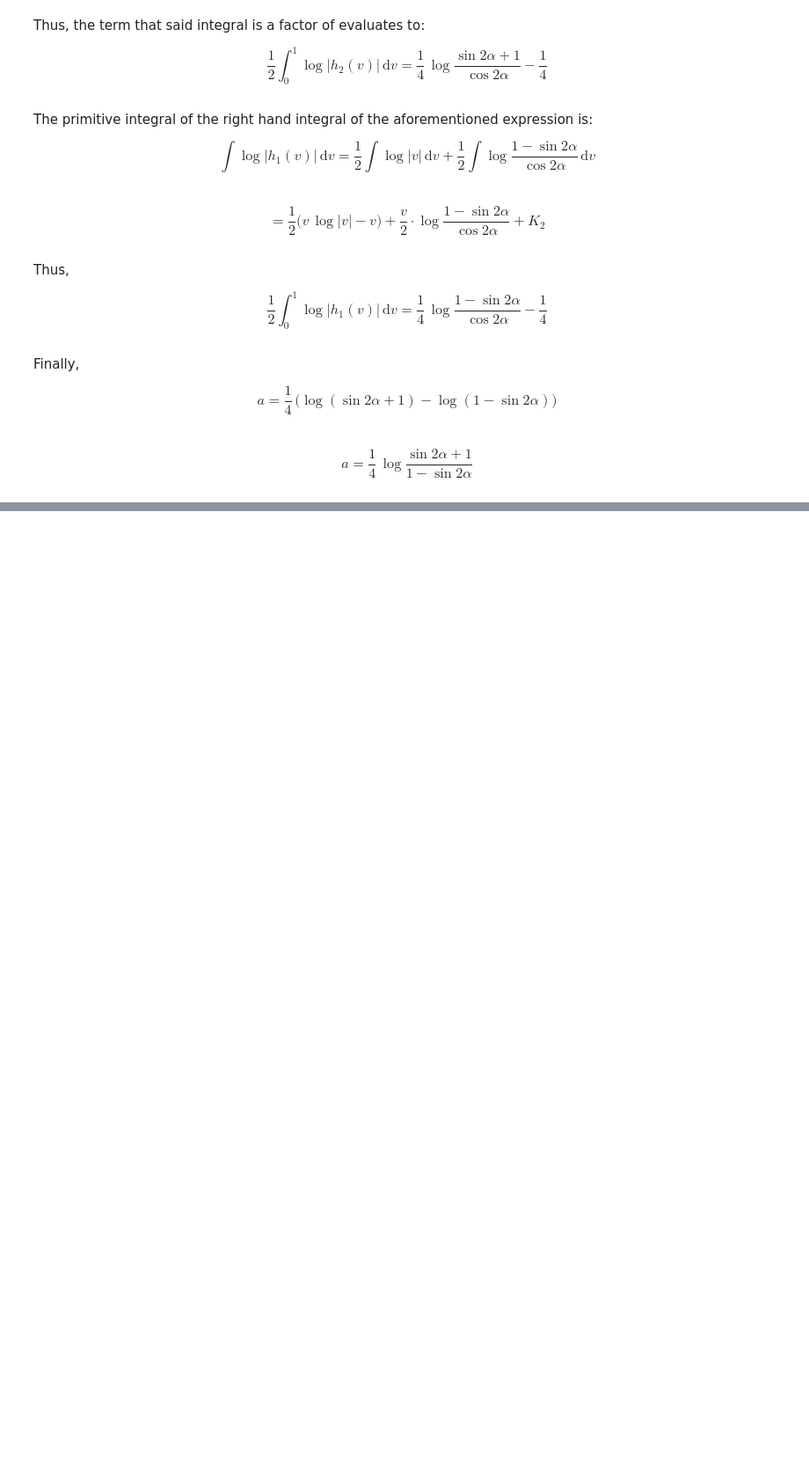
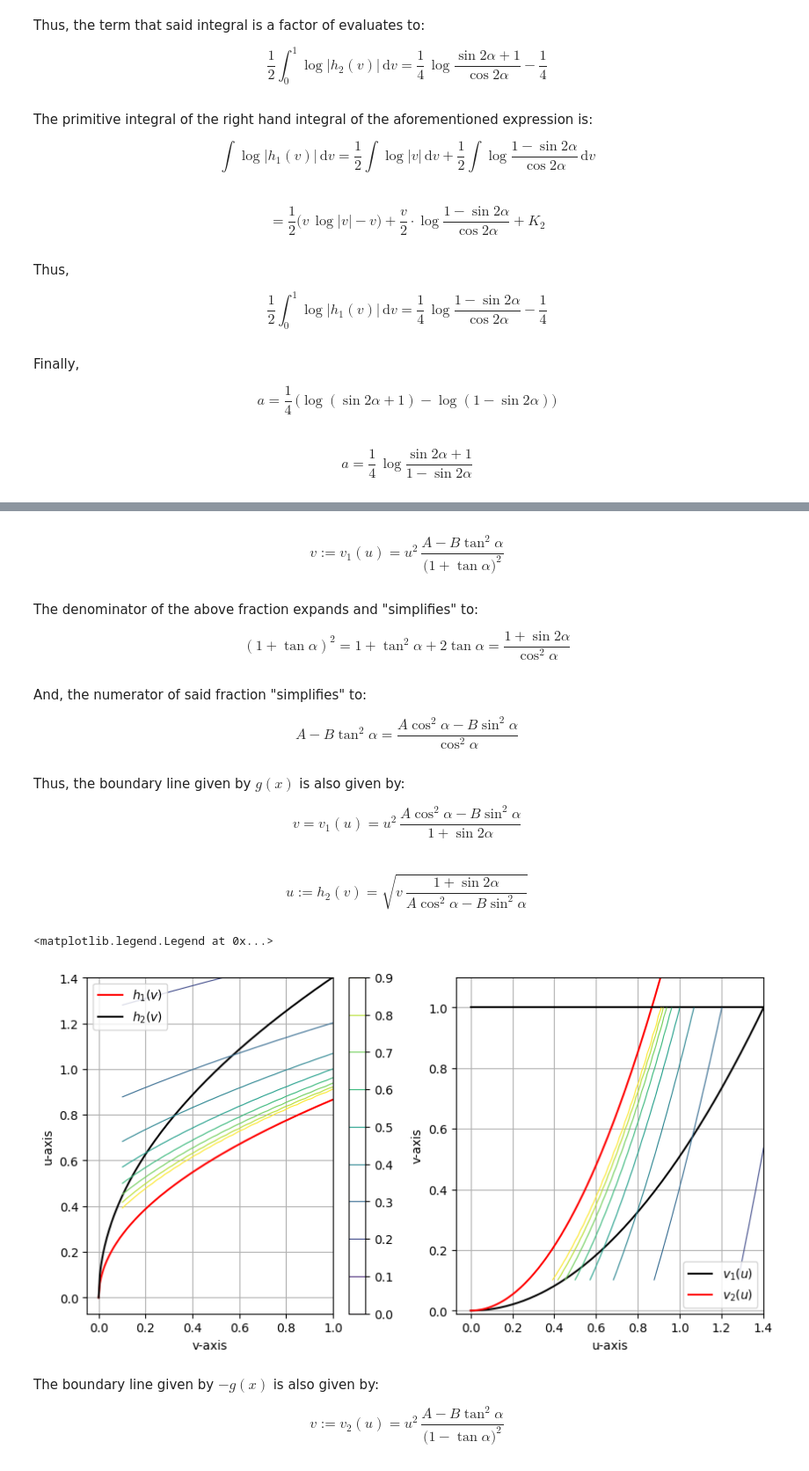
Before and after one commit to jordandll/MultivariableCalculus, a Jupyter notebook: DoubleIntegrals/Appendices/LineIntegrals.ipynb, the cells around one changed output, grey strips where cells are left out. Shown: that part at 88% size. Saved outputs shown, nothing was run; the diff lists cells and outputs as text; code cells hidden in the pictures; blank space fills up the shorter version.

```diff
--- a/DoubleIntegrals/Appendices/LineIntegrals.ipynb
+++ b/DoubleIntegrals/Appendices/LineIntegrals.ipynb
@@ -826,0 +930,70 @@ $$ $$
+# %% [markdown]
+\begin{equation}\tag{2.4a}
+    v := v_1(u) = u^2\,\frac{A-B\tan^2\alpha}{\big(1+\tan\alpha\big)^2}
+\end{equation}
+# %% [markdown]
+The denominator of the above fraction expands and "simplifies" to:
+
+$$ (1+\tan\alpha)^2 = 1 + \tan^2\alpha + 2\tan\alpha = \frac{1+\sin2\alpha}{\cos^2\alpha}$$
+# %% [markdown]
+And, the numerator of said fraction "simplifies" to:
+
+$$ A-B\tan^2\alpha = \frac{A\cos^2\alpha-B\sin^2\alpha}{\cos^2\alpha}$$
+# %% [markdown]
+Thus, the boundary line given by $g(x)$ is also given by:
+
+$$ v = v_1(u) = u^2\,\frac{A\cos^2\alpha-B\sin^2\alpha}{1+\sin2\alpha}$$
+# %% [markdown]
+\begin{equation}\tag{2.4a}
+    u := h_2(v) = \sqrt{v\,\frac{1+\sin2\alpha}{A\cos^2\alpha - B\sin^2\alpha}}
+\end{equation}
+# %%
+# Create the domain(s).
+v = np.linspace(0,C,num=200)
+V = np.linspace(0.1,C,num=50)
+h2_max = np.sqrt(max(v)*(1+np.sin(2*alpha))/(A*np.cos(alpha)**2-B*np.sin(alpha)**2))
+U = np.linspace(0.1,h2_max,num=50)
+V, U = np.meshgrid(V, U)
+
+u = np.linspace(0,h2_max,num=200)
+
+# Define the curves and scalar field.
+h_2 = np.sqrt(v*(1+np.sin(2*alpha))/(A*np.cos(alpha)**2-B*np.sin(alpha)**2))
+h_1 = np.sqrt(v*(1-np.sin(2*alpha))/(A*np.cos(alpha)**2-B*np.sin(alpha)**2))
+H = (2*A*U)**2 + 4*(A*U**2-V)*(B-A)
+
+v_1 = u**2*(A*np.cos(alpha)**2 - B*np.sin(alpha)**2)/(1+np.sin(2*alpha))
+v_2 = u**2*(A*np.cos(alpha)**2 - B*np.sin(alpha)**2)/(1-np.sin(2*alpha))
+
+# Create the figure and axes.
+fig, ((ax,ax2)) = plt.subplots(1,2,figsize=(10,5))
+ax.set_xlabel('v-axis')
+ax.set_ylabel('u-axis')
+ax.grid()
+
+ax2.set_xlabel('u-axis')
+ax2.set_ylabel('v-axis')
+ax2.set_ylim(-0.01,1.1)
+ax2.grid()
+
+# Plot the curves and field.
+ax.plot(v,h_1,color='r',label=r'$h_1(v)$')
+ax.plot(v,h_2,color='k',label=r'$h_2(v)$')
+cs = ax.contour(V, U, 1/np.sqrt(H), levels=[i/10 for i in range(10)], linewidths=0.8)
+cb = fig.colorbar(cs)
+ax.legend()
+
+ax2.plot(u,v_1,color='k',label=r'$v_1(u)$')
+ax2.plot(u,v_2,color='r',label=r'$v_2(u)$')
+ax2.plot(np.linspace(0,h2_max,num=20),[1 for i in range(20)],color='k')
+ax2.contour(U, V, 1/np.sqrt(H),levels=cs.levels,linewidths=0.8)
+ax2.legend()
+# %% [output]
+<matplotlib.legend.Legend at 0x...>
+[figure, added]
+# %% [markdown]
+The boundary line given by $-g(x)$ is also given by:
+
+\begin{equation}\tag{2.4b}
+    v := v_2(u) = u^2\,\frac{A-B\tan^2\alpha}{\big(1-\tan\alpha\big)^2}
+\end{equation}
```
Also changed, not shown: parts of 79 cells of this notebook.
